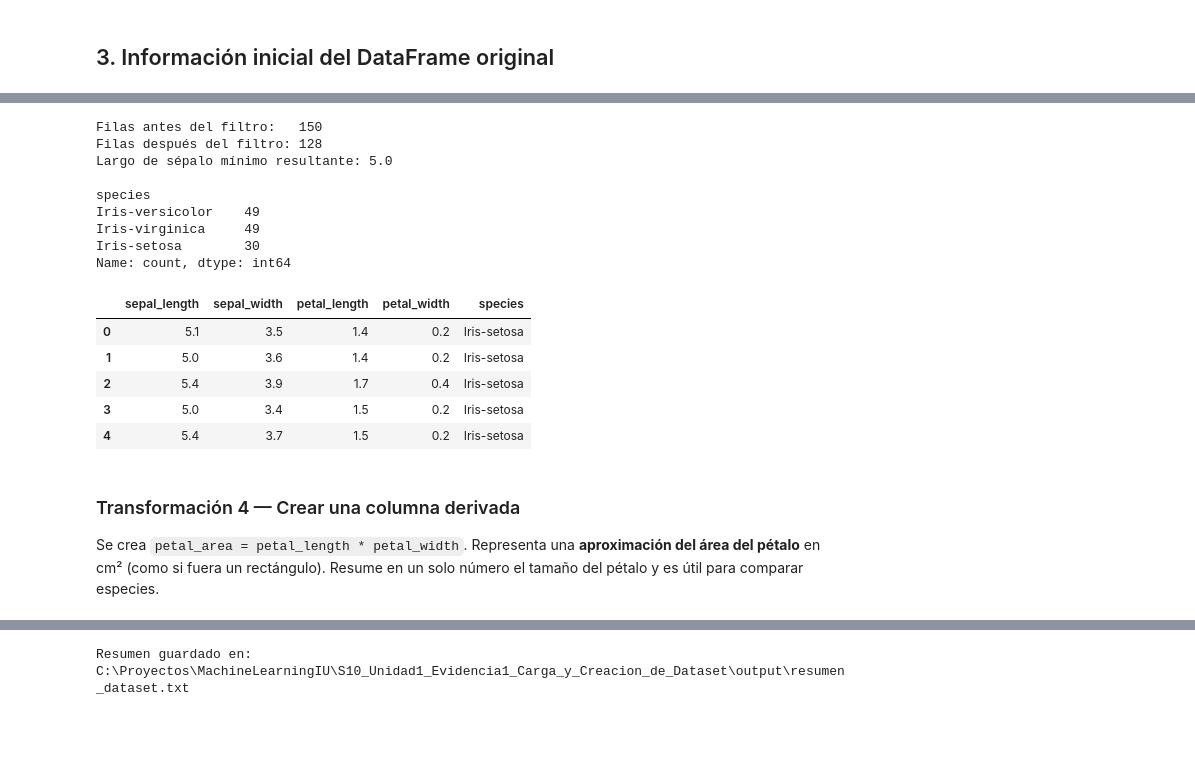
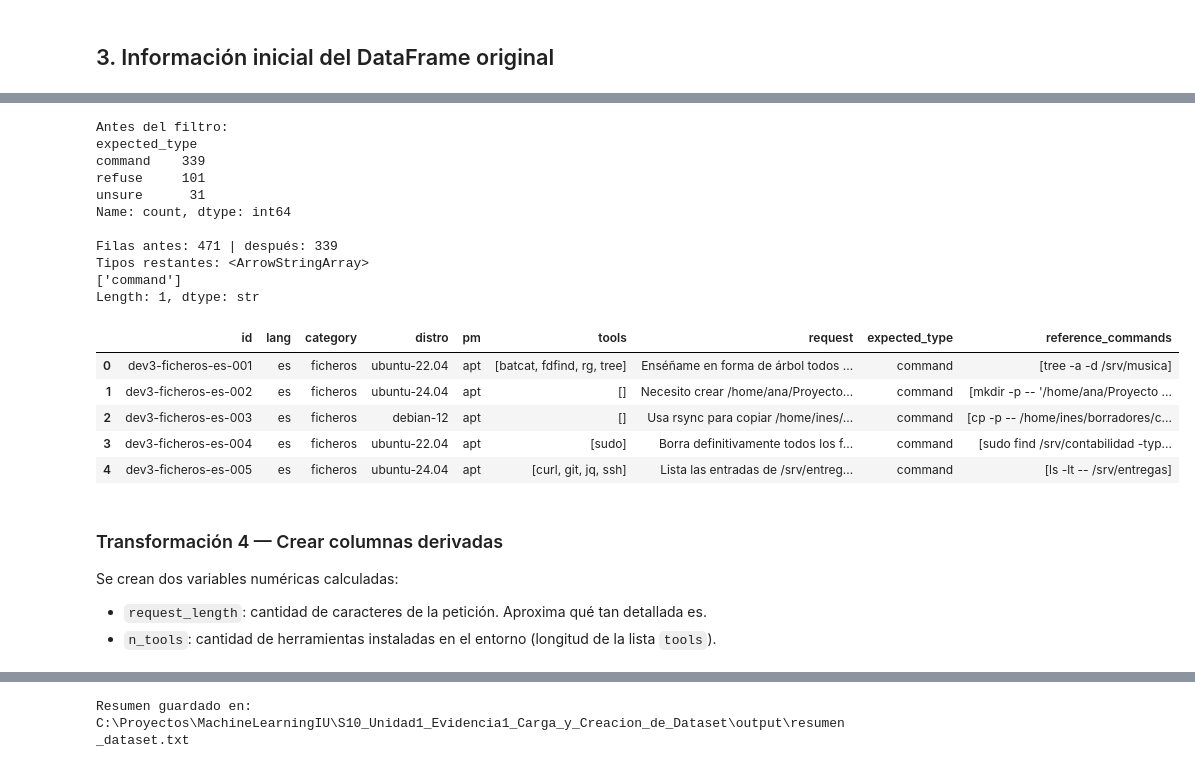
Before and after one commit to SantiagoMesa0911/MachineLearningIU, a Jupyter notebook: S10_Unidad1_Evidencia1_Carga_y_Creacion_de_Dataset/notebooks/actividad_1_dataset.ipynb, the cells around one changed output, grey strips where cells are left out. Drawn from its saved outputs; the diff is of its cells as text; code cells hidden in the pictures; blank space fills up the shorter version.

```diff
--- a/S10_Unidad1_Evidencia1_Carga_y_Creacion_de_Dataset/notebooks/actividad_1_dataset.ipynb
+++ b/S10_Unidad1_Evidencia1_Carga_y_Creacion_de_Dataset/notebooks/actividad_1_dataset.ipynb
@@ -25,6 +23,6 @@ if str(PROJECT_ROOT) not in sys.path:
 from src.hf_dataset_loader import HFDatasetLoader
 from src.dataset_summarizer import DatasetSummarizer
 
-print("Raíz del proyecto:", PROJECT_ROOT)
+pd.set_option("display.max_colwidth", 80)
 print("Clases importadas:", HFDatasetLoader.__name__, "y", DatasetSummarizer.__name__)
 # %% [output]
@@ -39,7 +38,7 @@ Se crea el `HFDatasetLoader` con el identificador `scikit-learn/iris` y el split
 # %%
-DATASET_ID = "scikit-learn/iris"
+DATASET_ID = "manuelgscom/dale-bash-test-v2"
 
-loader = HFDatasetLoader(DATASET_ID, split="train")
+loader = HFDatasetLoader(DATASET_ID, split="test")
 df = loader.load()
 
 print("Dataset cargado:", DATASET_ID)
@@ -132,0 +109,7 @@ la flor (sus estadísticas, como la media, no tendrían significado en el resume
+# %%
+context_columns = pd.json_normalize(df["context"].tolist())
+df_expanded = pd.concat([df.drop(columns="context"), context_columns], axis=1)
+
+print("Columnas nuevas:", list(context_columns.columns))
+print("Dimensiones:", df.shape, "->", df_expanded.shape)
+df_expanded[["id", "os", "distro", "pm", "tools"]].head()
@@ -133,7 +135,9 @@ la flor (sus estadísticas, como la media, no tendrían significado en el resume
 # %%
-selected_columns = ["sepal_length", "sepal_width", "petal_length", "petal_width", "species"]
+print("Valores distintos de os:", df_expanded["os"].unique())
 
-df_selected = df_renamed[selected_columns].copy()
+selected_columns = ["id", "lang", "category", "distro", "pm", "tools",
+                    "request", "expected_type", "reference_commands"]
+df_selected = df_expanded[selected_columns].copy()
 
 print("Columnas seleccionadas:", list(df_selected.columns))
 print("Dimensiones:", df_selected.shape)
@@ -156,35 +163,37 @@ más pequeños. Se muestran las filas antes y después, y cuántas flores quedan
 # %%
-MIN_SEPAL_LENGTH = 5.0
+print("Antes del filtro:")
+print(df_selected["expected_type"].value_counts())
 
-df_filtered = df_selected[df_selected["sepal_length"] >= MIN_SEPAL_LENGTH].reset_index(drop=True)
+df_filtered = df_selected[df_selected["expected_type"] == "command"].reset_index(drop=True)
 
-print(f"Filas antes del filtro:   {len(df_selected)}")
-print(f"Filas después del filtro: {len(df_filtered)}")
-print("Largo de sépalo mínimo resultante:", df_filtered["sepal_length"].min())
 print()
-print(df_filtered["species"].value_counts())
+print(f"Filas antes: {len(df_selected)} | después: {len(df_filtered)}")
+print("Tipos restantes:", df_filtered["expected_type"].unique())
 df_filtered.head()
 # %% [output]
-Filas antes del filtro:   150
-Filas después del filtro: 128
-Largo de sépalo mínimo resultante: 5.0
+Antes del filtro:
+expected_type
+command    339
+refuse     101
+unsure      31
+Name: count, dtype: int64
 
-species
-Iris-versicolor    49
-Iris-virginica     49
-Iris-setosa        30
-Name: count, dtype: int64
+Filas antes: 471 | después: 339
+Tipos restantes: <ArrowStringArray>
+['command']
+Length: 1, dtype: str
-|  | sepal_length | sepal_width | petal_length | petal_width | species |
-| 0 | 5.1 | 3.5 | 1.4 | 0.2 | Iris-setosa |
-| 1 | 5.0 | 3.6 | 1.4 | 0.2 | Iris-setosa |
-| 2 | 5.4 | 3.9 | 1.7 | 0.4 | Iris-setosa |
-| 3 | 5.0 | 3.4 | 1.5 | 0.2 | Iris-setosa |
-| 4 | 5.4 | 3.7 | 1.5 | 0.2 | Iris-setosa |
+|  | id | lang | category | distro | pm | tools | request | expected_type | reference_commands |
+| 0 | dev3-ficheros-es-001 | es | ficheros | ubuntu-22.04 | apt | [batcat, fdfind, rg, tree] | Enséñame en forma de árbol todos ... | command | [tree -a -d /srv/musica] |
+| 1 | dev3-ficheros-es-002 | es | ficheros | ubuntu-24.04 | apt | [] | Necesito crear /home/ana/Proyecto... | command | [mkdir -p -- '/home/ana/Proyecto ... |
+| 2 | dev3-ficheros-es-003 | es | ficheros | debian-12 | apt | [] | Usa rsync para copiar /home/ines/... | command | [cp -p -- /home/ines/borradores/c... |
+| 3 | dev3-ficheros-es-004 | es | ficheros | ubuntu-22.04 | apt | [sudo] | Borra definitivamente todos los f... | command | [sudo find /srv/contabilidad -typ... |
+| 4 | dev3-ficheros-es-005 | es | ficheros | ubuntu-24.04 | apt | [curl, git, jq, ssh] | Lista las entradas de /srv/entreg... | command | [ls -lt -- /srv/entregas] |
-# %% [markdown]
-### Transformación 4 — Crear una columna derivada
-
-Se crea `petal_area = petal_length * petal_width`. Representa una **aproximación del área
-del pétalo** en cm² (como si fuera un rectángulo). Resume en un solo número el tamaño del
-pétalo y es útil para comparar especies.
+# %% [markdown]
+### Transformación 4 — Crear columnas derivadas
+
+Se crean dos variables numéricas calculadas:
+
+- `request_length`: cantidad de caracteres de la petición. Aproxima qué tan detallada es.
+- `n_tools`: cantidad de herramientas instaladas en el entorno (longitud de la lista `tools`).
 # %%
 df_final = df_filtered.copy()
```
Also changed, not shown: parts of 31 cells of this notebook, 4 other files.
